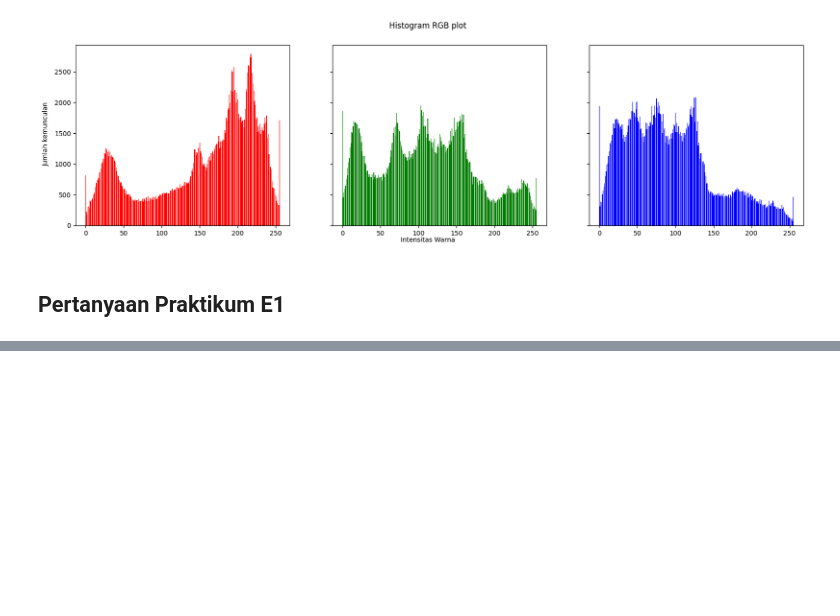
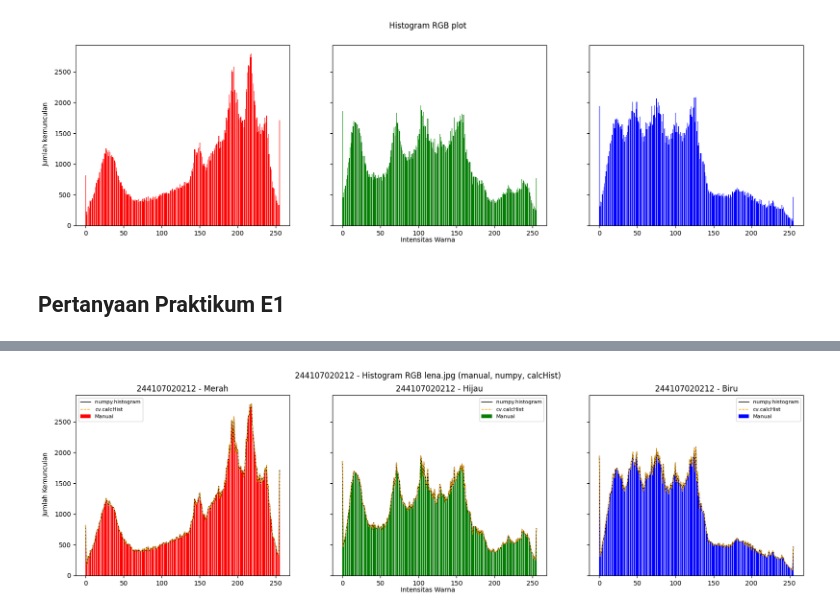
Before and after one commit to Abidau/PCVK_Ganjil_26-27, a Jupyter notebook: Week5_No20.ipynb, the cells around one changed output, grey strips where cells are left out. Cells and saved outputs as stored; diff of their text form; code cells hidden in the pictures; blank space fills up the shorter version.

```diff
--- a/Week5_No20.ipynb
+++ b/Week5_No20.ipynb
@@ -103,0 +106,85 @@ axs[2].bar(names, blue, color='blue')
+# %%
+def hitung_histogram(nama_file):
+    foto = cv.imread(BASE + '/' + nama_file)
+    if foto is None:
+        raise FileNotFoundError('Citra tidak ditemukan: ' + BASE + '/' + nama_file)
+    foto = cv.cvtColor(foto, cv.COLOR_BGR2RGB)
+    tinggi, lebar, _ = foto.shape
+
+    # histogram manual
+    hist_r = np.zeros(256, dtype=np.int64)
+    hist_g = np.zeros(256, dtype=np.int64)
+    hist_b = np.zeros(256, dtype=np.int64)
+    for baris in range(tinggi):
+        for kolom in range(lebar):
+            hist_r[foto[baris, kolom, 0]] += 1
+            hist_g[foto[baris, kolom, 1]] += 1
+            hist_b[foto[baris, kolom, 2]] += 1
+
+    # numpy.histogram
+    np_r = np.histogram(foto[:, :, 0], bins=256, range=(0, 256))[0]
+    np_g = np.histogram(foto[:, :, 1], bins=256, range=(0, 256))[0]
+    np_b = np.histogram(foto[:, :, 2], bins=256, range=(0, 256))[0]
+
+    # cv.calcHist
+    cv_r = cv.calcHist([foto], [0], None, [256], [0, 256]).flatten().astype(np.int64)
+    cv_g = cv.calcHist([foto], [1], None, [256], [0, 256]).flatten().astype(np.int64)
+    cv_b = cv.calcHist([foto], [2], None, [256], [0, 256]).flatten().astype(np.int64)
+
+    return {
+        'manual': [hist_r, hist_g, hist_b],
+        'numpy' : [np_r, np_g, np_b],
+        'cv'    : [cv_r, cv_g, cv_b],
+        'piksel': tinggi * lebar,
+    }
+
+warna   = ['red', 'green', 'blue']
+nama    = ['Merah', 'Hijau', 'Biru']
+sumbu_x = np.arange(256)
+
+def gambar_histogram(nama_file, hasil):
+    fig, axs = plt.subplots(1, 3, figsize=(20, 5), sharex=True, sharey=True)
+    fig.suptitle(NIM + ' - Histogram RGB ' + nama_file + ' (manual, numpy, calcHist)')
+    fig.text(0.09, 0.5, 'Jumlah Kemunculan', va='center', rotation='vertical')
+    fig.text(0.5, 0.04, 'Intensitas Warna', ha='center')
+
+    for i in range(3):
+        axs[i].bar(sumbu_x, hasil['manual'][i], color=warna[i], label='Manual')
+        axs[i].plot(sumbu_x, hasil['numpy'][i], color='black', linewidth=1, label='numpy.histogram')
+        axs[i].plot(sumbu_x, hasil['cv'][i], color='orange', linewidth=1, linestyle='--', label='cv.calcHist')
+        axs[i].set_title(NIM + ' - ' + nama[i])
+        axs[i].legend(fontsize=8)
+
+    plt.show()
+
+def cetak_selisih(nama_file, hasil):
+    print(nama_file)
+    print('Jumlah piksel per kanal:', hasil['piksel'])
+    print()
+
+    for i in range(3):
+        manual = hasil['manual'][i]
+        numpy_ = hasil['numpy'][i]
+        opencv = hasil['cv'][i]
+
+        selisih_1 = np.max(np.abs(manual - numpy_))
+        selisih_2 = np.max(np.abs(manual - opencv))
+        selisih_3 = np.max(np.abs(numpy_ - opencv))
+
+        print('Kanal', nama[i])
+        print('  Selisih manual vs numpy     :', selisih_1)
+        print('  Selisih manual vs calcHist  :', selisih_2)
+        print('  Selisih numpy vs calcHist   :', selisih_3)
+        print('  Total hitungan manual       :', manual.sum())
+        print()
+
+hasil_lena = hitung_histogram('lena.jpg')     # tahap 1: citra contoh
+hasil_ktm  = hitung_histogram('KTM1b.jpg')    # tahap 2: citra KTM Anda
+
+gambar_histogram('lena.jpg', hasil_lena)
+gambar_histogram('KTM1b.jpg', hasil_ktm)
+
+cetak_selisih('lena.jpg', hasil_lena)
+cetak_selisih('KTM1b.jpg', hasil_ktm)
+# %% [output]
+[figure, added]
```
Also changed, not shown: parts of 6 cells of this notebook.
